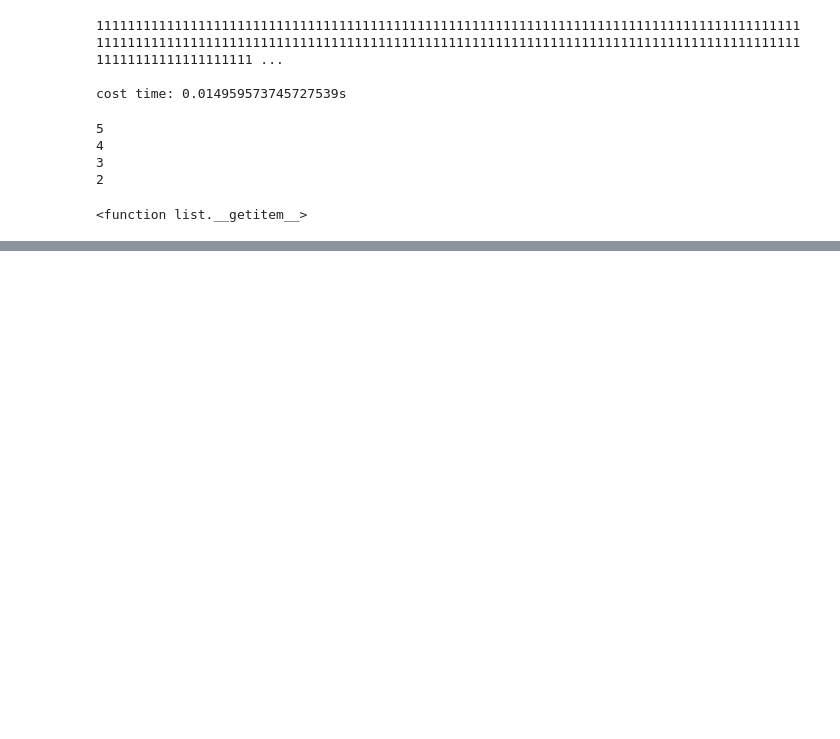
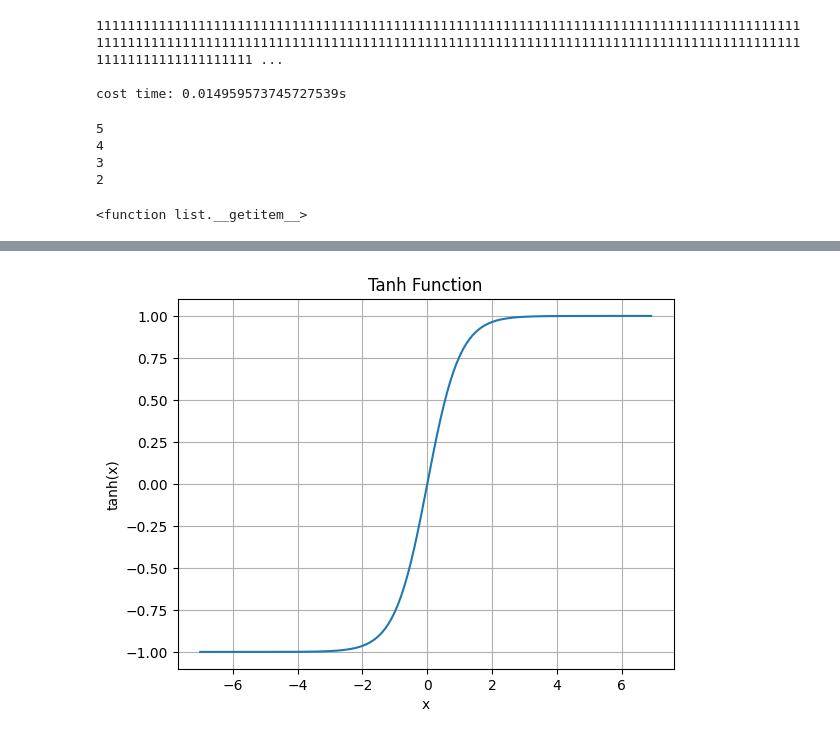
Before and after one commit to chencyan21/ana_program, a Jupyter notebook: temp.ipynb, the cells around one changed output, grey strips where cells are left out. Saved outputs shown, nothing was run; the diff lists cells and outputs as text; code cells hidden in the pictures; blank space fills up the shorter version.

```diff
--- a/temp.ipynb
+++ b/temp.ipynb
@@ -142,0 +192,21 @@ a.__getitem__
+# %%
+import numpy as np
+import matplotlib.pyplot as plt
+
+def tanh(x):
+    return np.tanh(x)
+
+# 生成x轴数据，范围从-7到7，步长为0.1
+x = np.arange(-7, 7, 0.1)
+# 计算tanh函数的y轴数据
+y = tanh(x)
+
+# 绘制tanh函数图像
+plt.plot(x, y)
+plt.xlabel('x')
+plt.ylabel('tanh(x)')
+plt.title('Tanh Function')
+plt.grid(True)
+plt.show()
+# %% [output]
+[figure, added]
```
Also changed, not shown: parts of 22 cells of this notebook, 3 other files.
